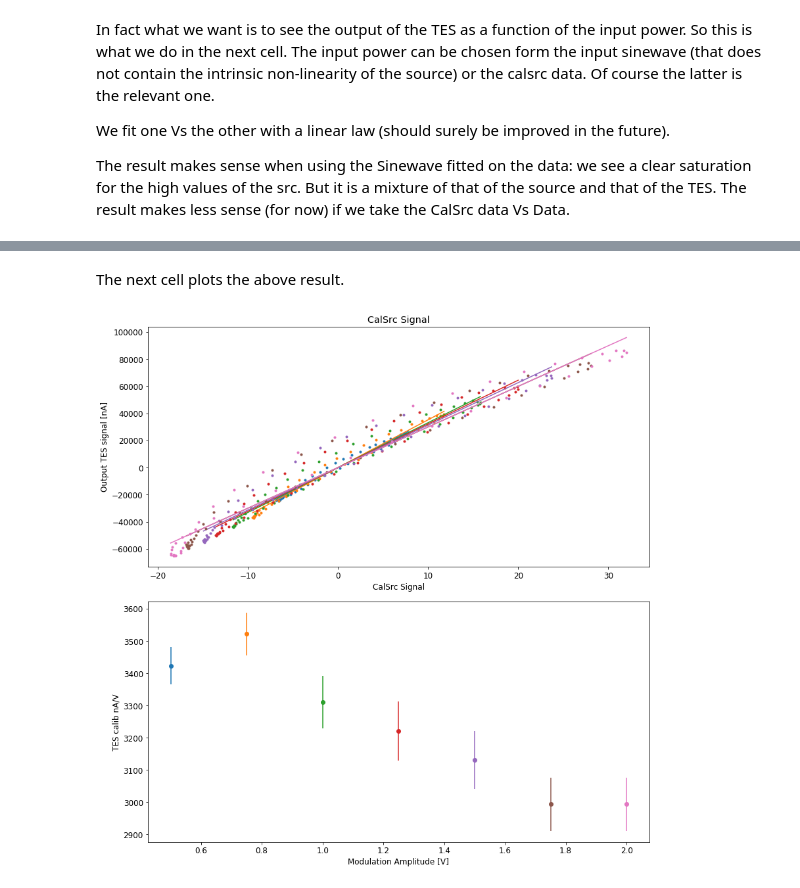
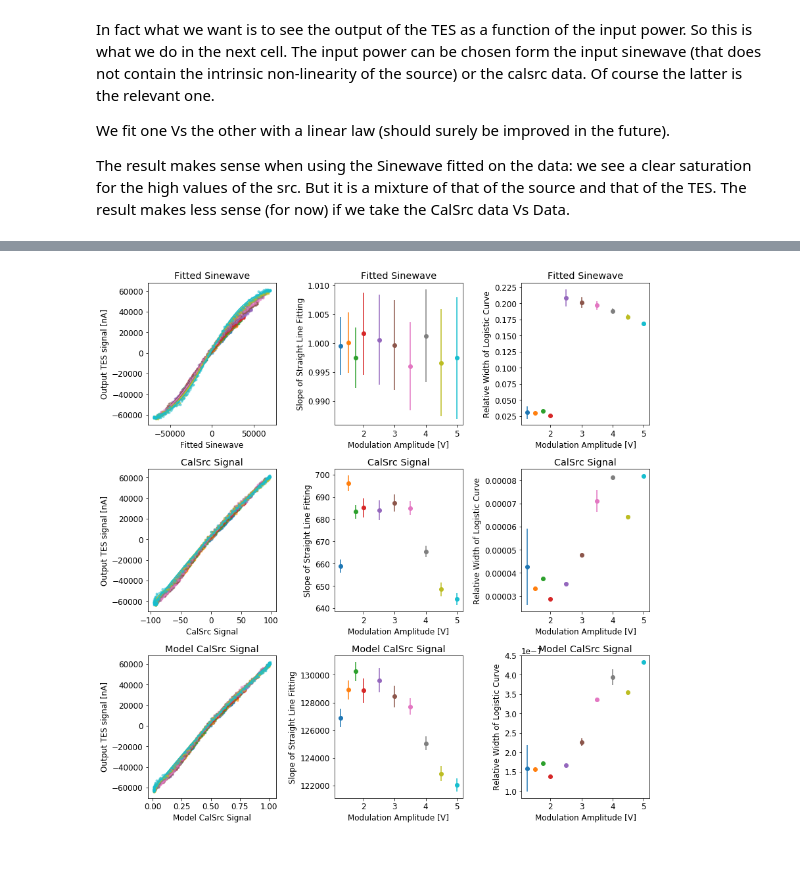
Before and after one commit to qubicsoft/qubic, a Jupyter notebook: qubic/scripts/Calibration/LinearityA.ipynb, the cells around one changed output, grey strips where cells are left out. Drawn from its saved outputs; the diff is of its cells as text; code cells hidden in the pictures; blank space fills up the shorter version.

```diff
--- a/qubic/scripts/Calibration/LinearityA.ipynb
+++ b/qubic/scripts/Calibration/LinearityA.ipynb
@@ -291,17 +413,20 @@ Detectors 100%[==================================================]Time: 0:00:00
 # %% [markdown]
 Next cell is just a plot of the previous calculations. Normally one sees the saturation effect on the calsrc and the data for some of the files.
 # %%
-npl = int(np.sqrt(len(tt)))+1
+#### npl = int(np.sqrt(len(tt)))+1
 rc('figure',figsize=(12,12))
 ttt = np.linspace(0,np.max(t),1000)
 for ii in xrange(len(tt)):
-    subplot(npl,npl,ii+1)
-    p=plot(t,allfolded[ii,:],'k.-', lw=2, label='Folded data')
-    plot(ttt, sine(ttt, allresfit[ii,:]),'r--', lw=2,
-           label='AmpFit={0:6.1f} \nPeriodFit={1:6.1f} \nPhaseFit={2:6.1f}'.format(allresfit[ii,0],
-                                                                                   allresfit[ii,1],allresfit[ii,2]))
-    p=plot(tsrc,-allfolded_src[ii,:]/np.std(allfolded_src[ii,:])*np.std(allfolded[ii,:]),'g--', label='CalSrc signal')
+    subplot(4,3,ii+1)
+    p=plot(t,allfolded[ii,:],'ko-', lw=2, alpha=0.5,label='Folded data')
+#     plot(ttt, sine(ttt, allresfit[ii,:]),'r--', lw=2,
+#            label='AmpFit={0:6.1f} \nPeriodFit={1:6.1f} \nPhaseFit={2:6.1f}'.format(allresfit[ii,0],
+#                                                                                    allresfit[ii,1],allresfit[ii,2]))
+    p=plot(tsrc, shift_src(tsrc, allresfit_src[ii,:]),'g-', lw=4, label='CalSrc signal Renorm')
+    p=plot(ttt, sinesat(ttt, allresfit_src_model[ii,:]),'m--', lw=4, label='CalSrc signal Model')
     title(labels[ii]+'\n'+day+' - TES #{} - ASIC{}'.format(TESnum, asicnum),fontsize=9)
-    legend(fontsize=9,frameon=False)
+    xlabel('time [sec]')
+    ylabel('-1 x Signal [ADU]')
+    legend(fontsize=9,frameon=False, loc='upper left')
 tight_layout()
 # %% [output]
@@ -484,29 +589,40 @@ for ii in xrange(len(tt)):
-# %% [markdown]
-The next cell plots the above result.
 # %%
-npl = int(np.sqrt(len(tt)))+1
-rc('figure',figsize=(12,12))
+### rc('figure',figsize=(12,12))
 
 for ii in xrange(len(tt)):
-    subplot(2,1,1)
-    params = np.array([amps[ii]/2, 1./modfreqs[ii], allresfit[ii,2]])
-    if input_type=='Fitted sinewave':
-        input_curve = sine(t, params)+offsets[ii]
-    else:
-        input_curve = -allfolded_src[ii,:]
+    for im in xrange(len(methods)):
+        subplot(3,3,3*im+1)
+        if methods[im]=='Fitted Sinewave':
+            params = allresfit[ii,:]#np.array([amps[ii]/2, 1./modfreqs[ii], allresfit[ii,2], offsets[ii]])
+            input_curve = sine(t, params)
+        elif methods[im]=='CalSrc Signal':
+            input_curve = shift_src(tsrc, allresfit_src[ii,:])/np.abs(allresfit_src[ii,0])
+        elif methods[im]=='Model CalSrc Signal':
+            input_curve = sinesat(tsrc, allresfit_src_model[ii,:])/np.abs(allresfit_src_model[ii,0])+0.5
 
-    p=plot(input_curve, allfolded[ii,:], '.')
-    xxx = np.linspace(np.min(input_curve),np.max(input_curve),100)
-    plot(xxx, ft.thepolynomial(xxx, allres[:,ii]), color=p[0].get_color())
-    xlabel(input_type)
-    ylabel('Output TES signal [nA]')
-    title(input_type)
+        p=plot(input_curve, allfolded[ii,:], '.', alpha=0.5)
+        xxx = np.linspace(np.min(input_curve),np.max(input_curve),100)
+        #plot(xxx, ft.thepolynomial(xxx, allres[:,ii]), color=p[0].get_color())
+        plot(xxx, logistic(xxx, allres_logistic[im, :,ii]), color=p[0].get_color())
+        xlabel(methods[im])
+        ylabel('Output TES signal [nA]')
+        title(methods[im])
 
-    subplot(2,1,2)
-    errorbar(amps[ii], allres[0,ii], yerr=allerr[0,ii],fmt='o', color=p[0].get_color())
-    xlabel('Modulation Amplitude [V]')
-    ylabel('TES calib nA/V')
+
+        subplot(3,3,3*im+2)
+        errorbar(amps[ii], allres[im, 0,ii], yerr=allerr[im, 0,ii],fmt='o', color=p[0].get_color())
+        xlabel('Modulation Amplitude [V]')
+        ylabel('Slope of Straight Line Fitting')
+        title(methods[im])
+
+        subplot(3,3,3*im+3)
+        amp_width = allres_logistic[im, 2,ii]/allres_logistic[im, 0,ii]
+        err_amp_width = amp_width * ( np.abs(allerr_logistic[im, 0,ii]/allres_logistic[im, 0,ii]) + np.abs(allerr_logistic[im, 2,ii]/allres_logistic[im, 2,ii]))
+        errorbar(amps[ii], amp_width, yerr=err_amp_width,fmt='o', color=p[0].get_color())
+        xlabel('Modulation Amplitude [V]')
+        ylabel('Relative Width of Logistic Curve')
+        title(methods[im])
 
 tight_layout()
 # %% [output]
-[figure, old version]
+[figure, new version]
```
Also changed, not shown: parts of 13 cells of this notebook, 1 other file.
